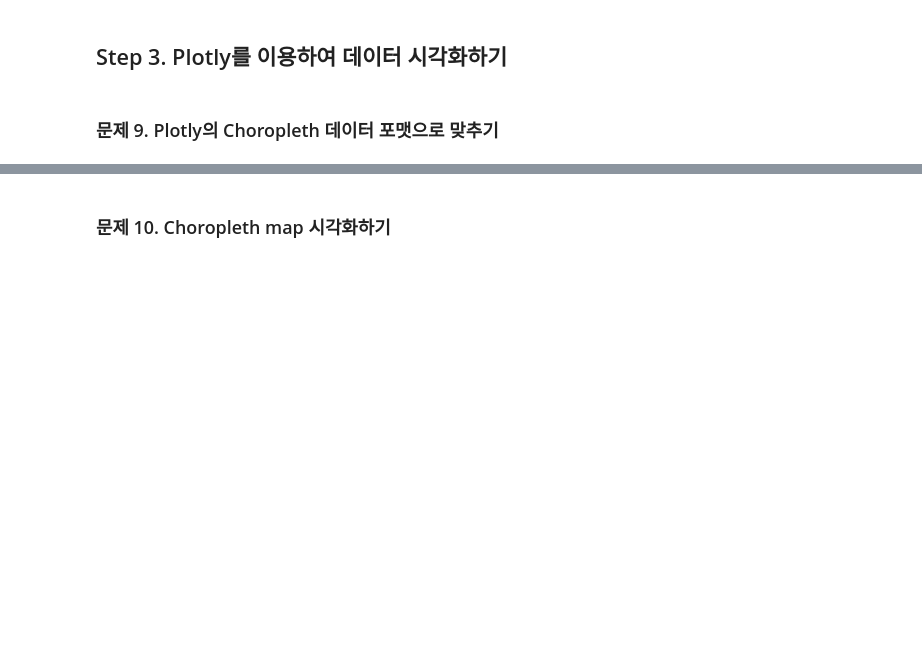
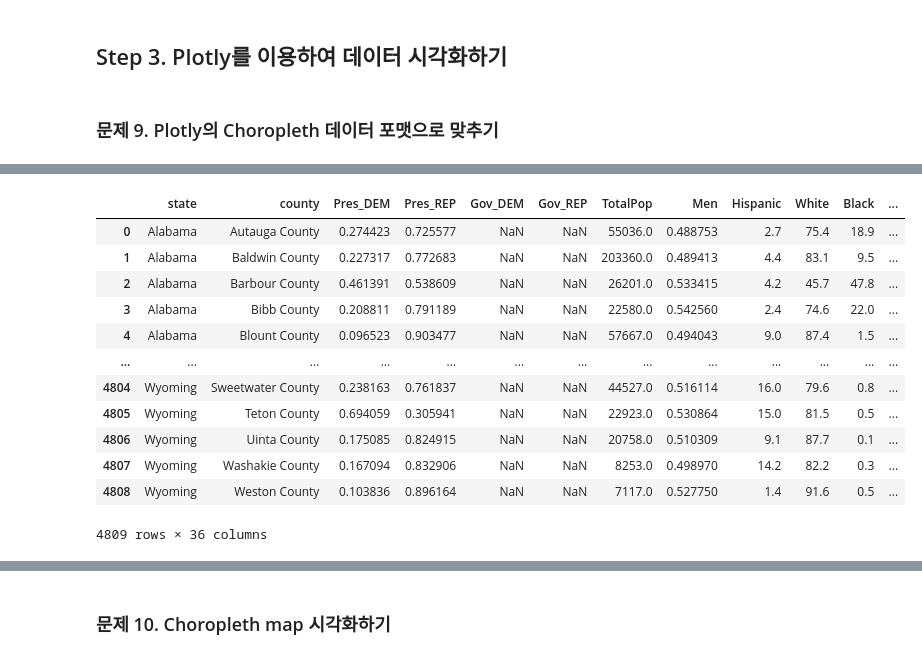
Before and after one commit to samjinwang/machine_learning_300, a Jupyter notebook: part1/chapter5/chapter05.ipynb, the cells around one changed output, grey strips where cells are left out. Cells and saved outputs as stored; diff of their text form; code cells hidden in the pictures; blank space fills up the shorter version.

```diff
--- a/part1/chapter5/chapter05.ipynb
+++ b/part1/chapter5/chapter05.ipynb
@@ -389,0 +419,16 @@ colorscale = ["#f7fbff","#ebf3fb","#deebf7","#d2e3f3","#c6dbef","#b3d2e9","#9eca
+# %%
+df_norm.reset_index() #state가 일반컬럼으로 바뀜
+# %% [output]
+|  | state | county | Pres_DEM | Pres_REP | Gov_DEM | Gov_REP | TotalPop | Men | Hispanic | White | Black | ... |
+| 0 | Alabama | Autauga County | 0.274423 | 0.725577 | NaN | NaN | 55036.0 | 0.488753 | 2.7 | 75.4 | 18.9 | ... |
+| 1 | Alabama | Baldwin County | 0.227317 | 0.772683 | NaN | NaN | 203360.0 | 0.489413 | 4.4 | 83.1 | 9.5 | ... |
+| 2 | Alabama | Barbour County | 0.461391 | 0.538609 | NaN | NaN | 26201.0 | 0.533415 | 4.2 | 45.7 | 47.8 | ... |
+| 3 | Alabama | Bibb County | 0.208811 | 0.791189 | NaN | NaN | 22580.0 | 0.542560 | 2.4 | 74.6 | 22.0 | ... |
+| 4 | Alabama | Blount County | 0.096523 | 0.903477 | NaN | NaN | 57667.0 | 0.494043 | 9.0 | 87.4 | 1.5 | ... |
+| ... | ... | ... | ... | ... | ... | ... | ... | ... | ... | ... | ... | ... |
+| 4804 | Wyoming | Sweetwater County | 0.238163 | 0.761837 | NaN | NaN | 44527.0 | 0.516114 | 16.0 | 79.6 | 0.8 | ... |
+| 4805 | Wyoming | Teton County | 0.694059 | 0.305941 | NaN | NaN | 22923.0 | 0.530864 | 15.0 | 81.5 | 0.5 | ... |
+| 4806 | Wyoming | Uinta County | 0.175085 | 0.824915 | NaN | NaN | 20758.0 | 0.510309 | 9.1 | 87.7 | 0.1 | ... |
+| 4807 | Wyoming | Washakie County | 0.167094 | 0.832906 | NaN | NaN | 8253.0 | 0.498970 | 14.2 | 82.2 | 0.3 | ... |
+| 4808 | Wyoming | Weston County | 0.103836 | 0.896164 | NaN | NaN | 7117.0 | 0.527750 | 1.4 | 91.6 | 0.5 | ... |
+4809 rows × 36 columns
```
Also changed, not shown: parts of 29 cells of this notebook, 1 other file.
